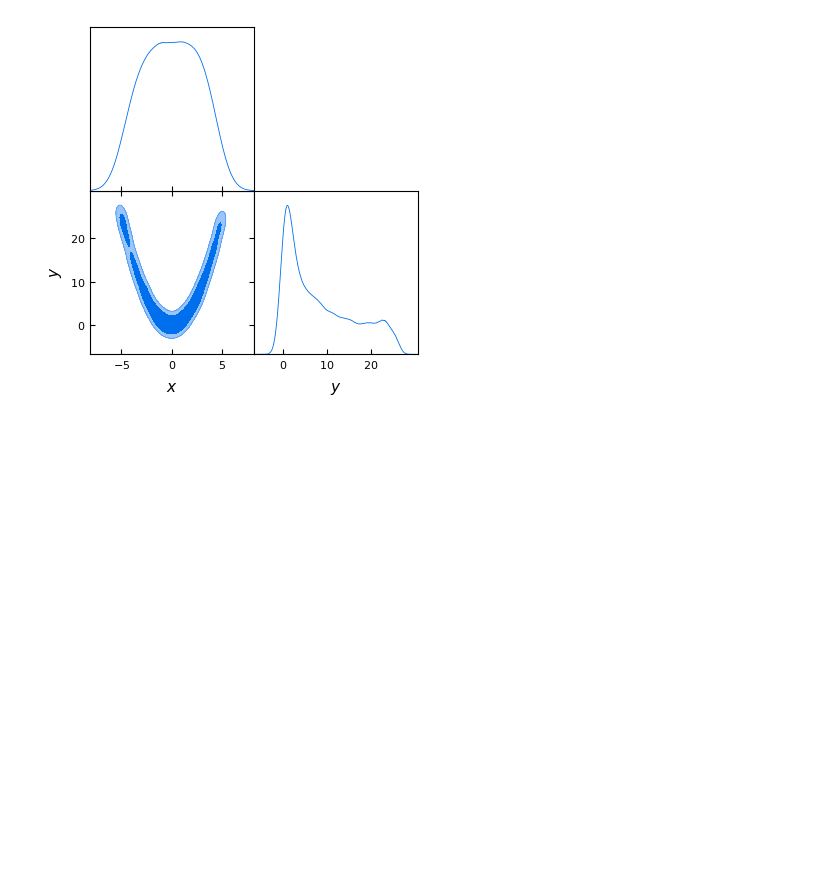
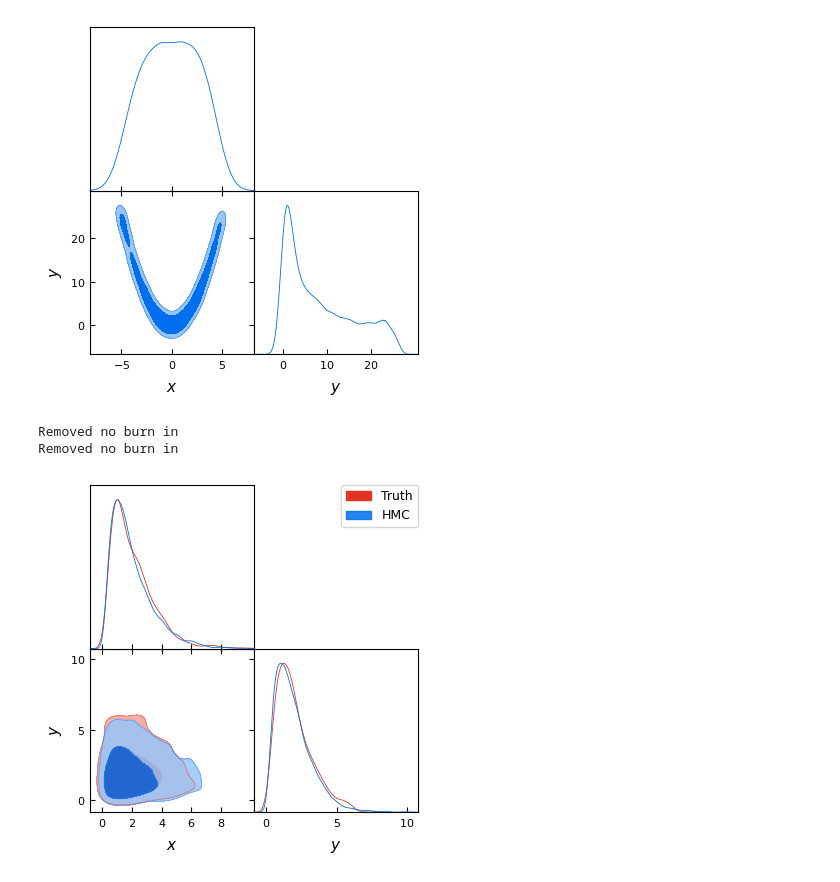
Before and after one commit to ua-2025q3-astr501-513/p1-the-physics-team, a Jupyter notebook: test.ipynb, the cells around one changed output. Cells and saved outputs as stored; diff of their text form; code cells hidden in the pictures; blank space fills up the shorter version.

Commit message:
Updated add gamma distribution

```diff
--- a/test.ipynb
+++ b/test.ipynb
@@ -78,3 +78,23 @@ g.triangle_plot([samps], filled=True, smooth_scale_1D=1., smooth_scale_2D=1.)
 # %% [output]
 Removed no burn in
 [figure]
+# %%
+# Ex. Gamma
+
+mass = jnp.eye(2)
+
+hmc_samples = Hmc_parallel(jnp.array([1.0, 1.0]), 5000, 0.05, 25, GammaDist, mass, 500)
+hmc_samps = MCSamples(samples=hmc_samples, names=names, label="HMC")
+
+true_samples = np.vstack([
+    np.random.standard_gamma(2.0, 1000),  # shape = 2
+    np.random.standard_gamma(2.0, 1000)
+]).T
+true_samps = MCSamples(samples=true_samples, names=names, label="Truth")
+
+g = plots.get_subplot_plotter()
+g.triangle_plot([true_samps, hmc_samps], filled=True, smooth_scale_1D=1.0, smooth_scale_2D=1.0)
+# %% [output]
+Removed no burn in
+Removed no burn in
+[figure, added]
```
Also changed, not shown: parts of 1 cell of this notebook.
